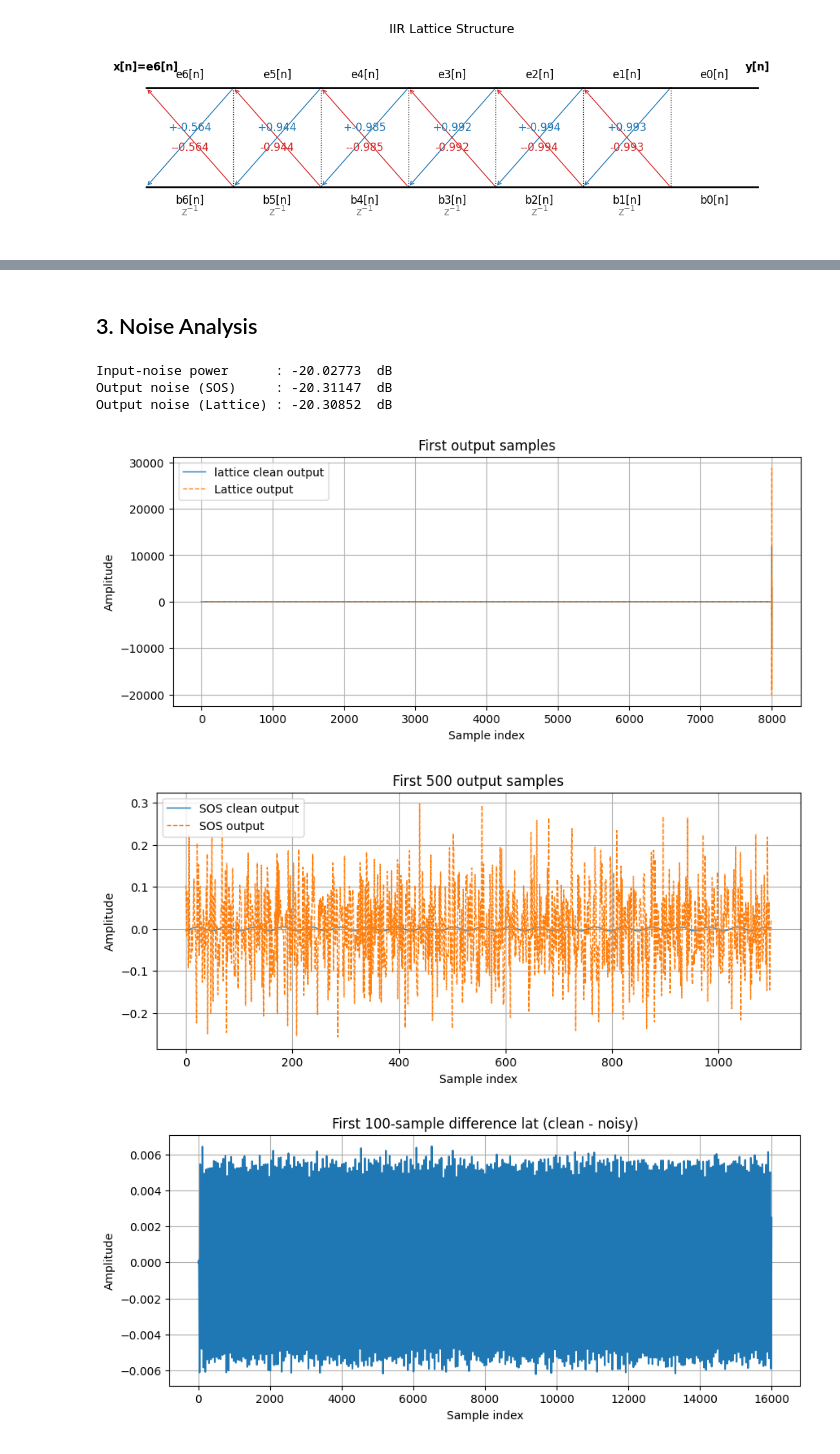
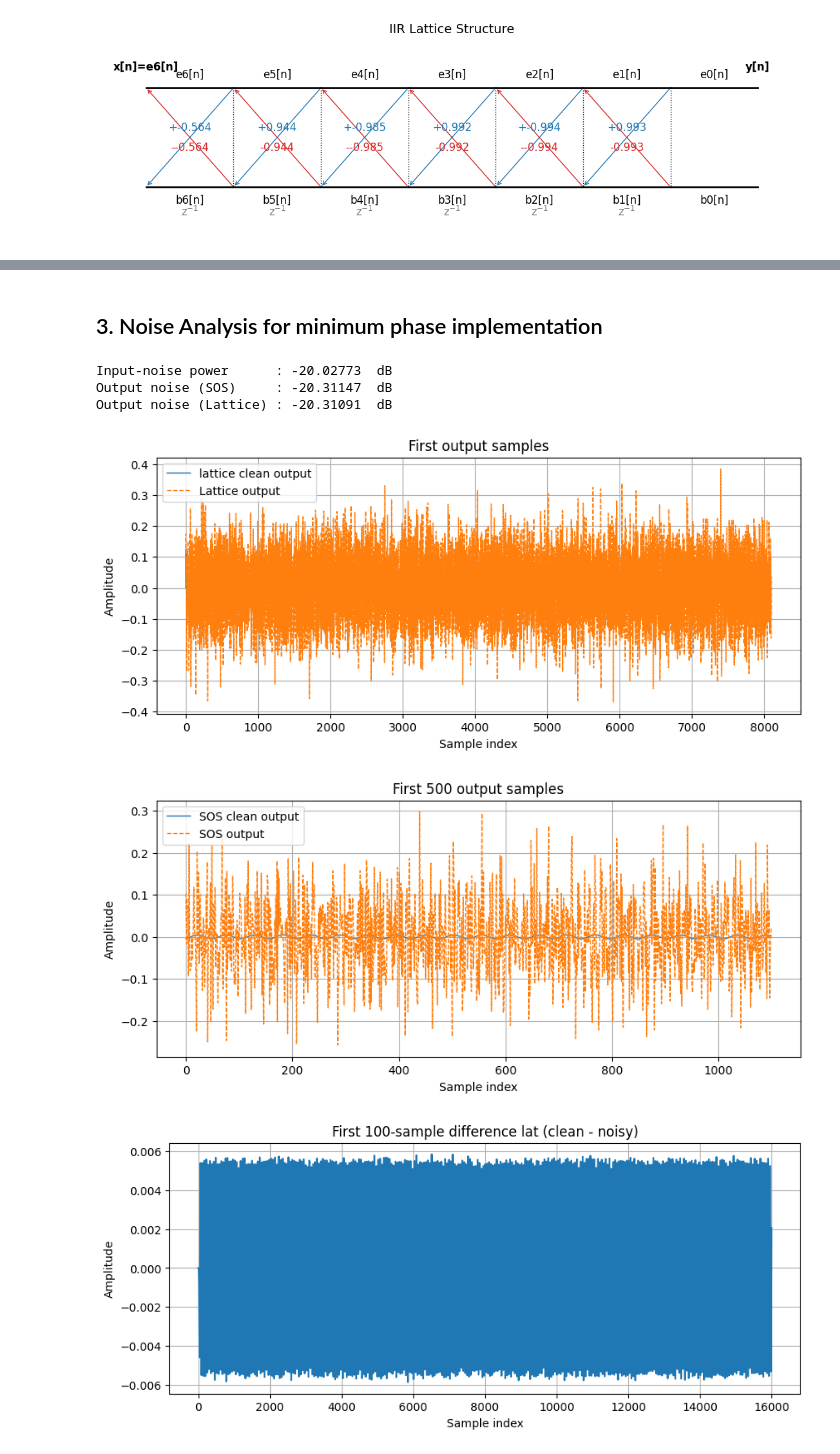
Before and after one commit to baset-veisi/filter_lattice, a Jupyter notebook: notebooks/biquad_example.ipynb, the cells around one changed output, grey strips where cells are left out. Drawn from its saved outputs; the diff is of its cells as text; code cells hidden in the pictures.

Commit message:
updated notebook form lattice ladder, and plot method for lattice ladder

```diff
--- a/notebooks/biquad_example.ipynb
+++ b/notebooks/biquad_example.ipynb
@@ -295,6 +287,6 @@ plt.show()
 [figure]
 # %% [markdown]
-## 3. Noise Analysis
+## 3. Noise Analysis for minimum phase implementation
 # %%
 # ---------------------------------------------------------------
 # 1. generate clean test-signal and noisy version
@@ -339,8 +331,8 @@ print(f"Output noise (Lattice) : {10*np.log10(p_lat):6.5f}  dB")
 # 1) Time-domain overlay (first 100 samples)
 # ------------------------------------------------------------------
 plt.figure(figsize=(10,4))
-plt.plot(y_lat_clean[8100:],   label='lattice clean output',    lw=1)
-plt.plot(y_lat[8100:],   label='Lattice output',lw=1, ls='--')
+plt.plot(y_lat_clean[:8100],   label='lattice clean output',    lw=1)
+plt.plot(y_lat[:8100],   label='Lattice output',lw=1, ls='--')
 #plt.plot(noise_out_lat[8000:], label='output noise of lat', lw=1, ls='-')
 plt.title('First output samples')
 plt.xlabel('Sample index'); plt.ylabel('Amplitude')
@@ -372,34 +364,34 @@ plt.figure(figsize=(6,4))
 plt.hist(diff, bins=100, density=True)
 plt.title('Histogram of sample-wise difference')
 plt.xlabel('Amplitude'); plt.ylabel('PDF')
 plt.grid(True)
 plt.show()
 
 # ------------------------------------------------------------------
 # 3) Magnitude spectra of outputs (dB)
 # ------------------------------------------------------------------
 def mag_db(sig):
     w, h = sig.freqz(sig, worN=32000, fs=fs)
     return w, 20*np.log10(np.maximum(np.abs(h), 1e-12))
 
 w, mag_sos = sig.freqz(y_sos[:16000], worN=32000, fs=fs)
 _, mag_lat = sig.freqz(y_lat[:16000], worN=32000, fs=fs)
 
 plt.figure(figsize=(10,4))
 plt.plot(w, mag_sos, label='SOS output')
 plt.plot(w, mag_lat, '--', label='Lattice output')
 plt.title('Magnitude spectra of outputs')
 plt.xlabel('Frequency (Hz)'); plt.ylabel('Magnitude (dB)')
 plt.grid(True); plt.legend(); plt.show()
 
 # If the two curves overlap and the difference plots sit near zero,
 # the implementations are numerically consistent.  Any large separation
 # indicates a coding / scaling mismatch that needs fixing.
 # They should be the same (within float precision) because |H(z)| is identical.
 # %% [output]
 Input-noise power      : -20.02773  dB
 Output noise (SOS)     : -20.31147  dB
-Output noise (Lattice) : -20.30852  dB
+Output noise (Lattice) : -20.31091  dB
-[figure, old version]
+[figure, new version]
 [figure]
-[figure, old version]
+[figure, new version]
```
Also changed, not shown: parts of 8 cells of this notebook, 2 other files.
